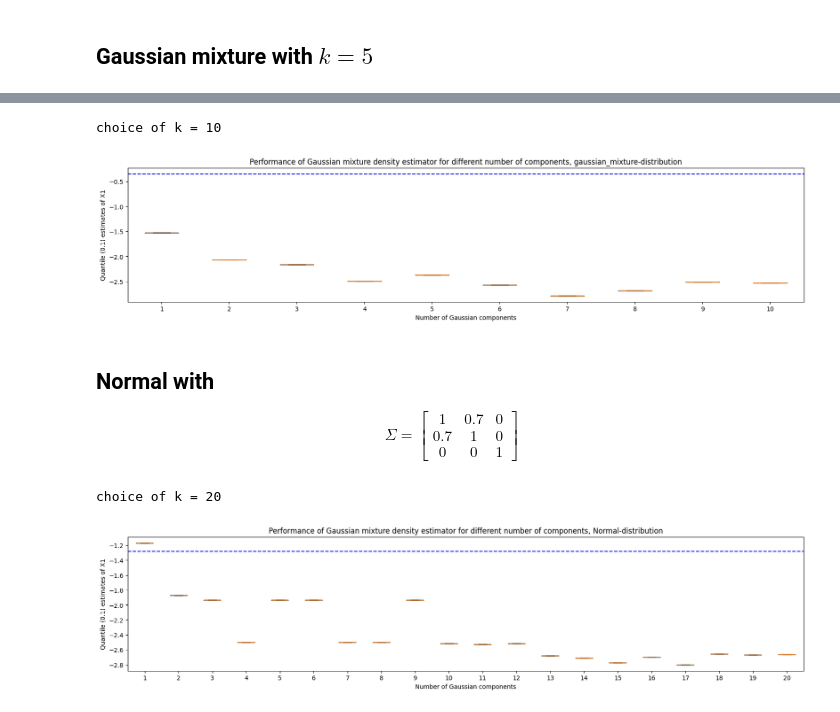
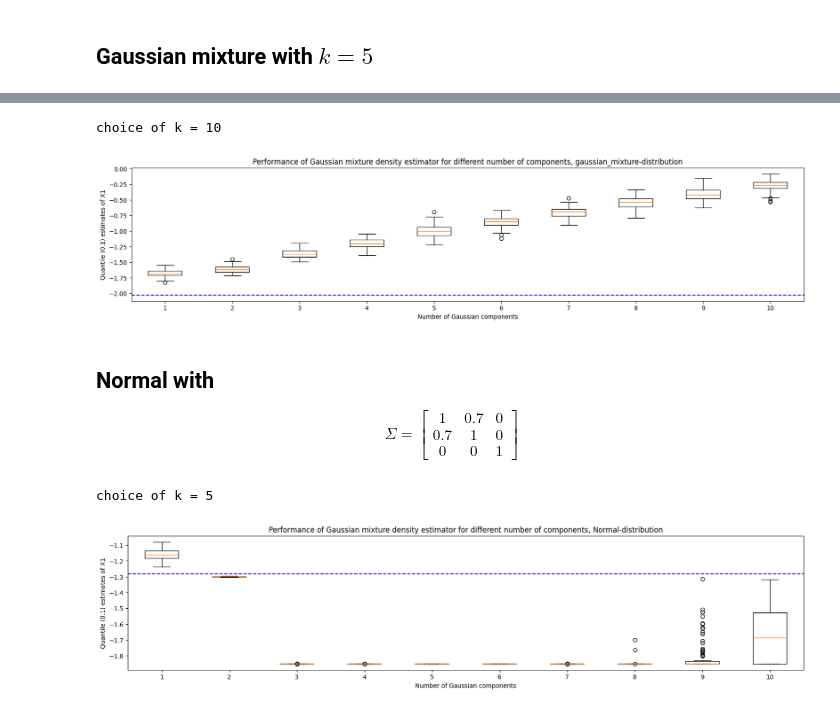
Before and after one commit to huimin-hu-stat/MAR, a Jupyter notebook: simulation.ipynb, the cells around one changed output, grey strips where cells are left out. Saved outputs shown, nothing was run; the diff lists cells and outputs as text; code cells hidden in the pictures.

```diff
--- a/simulation.ipynb
+++ b/simulation.ipynb
@@ -55,29 +55,29 @@ tensor(-0.3469)
 # %%
 # GMM settings
-cov_type = 'uni_diag' # diag, id, uni_diag, uni_id
+cov_type = 'id' # diag, id, uni_diag, uni_id
 n_k = 10
 start = 0
 step = 1
 n_mc = 100
 n_samples = 2000
 
 gmm = GMM(X, M, cov_type)
 mu, sigma, pi, kk, q_x1, corr, loglik, aic, bic = gmm.iterEM(n_k, start, step, n_mc, n_samples, criterion='aic')
 
 #Plot
 positions = np.array(kk)
 plt.figure(figsize=(20, 4))
 plt.boxplot(q_x1.T, positions=positions)
 
 plt.axhline(y=q, color='blue', linestyle='--')
 plt.xlabel("Number of Gaussian components")
 plt.ylabel("Quantile (0.1) estimates of X1")
 plt.xticks(positions, positions.astype(int))
 plt.title(f'Performance of Gaussian mixture density estimator for different number of components, {dist}-distribution')
 plt.show()
 # %% [output]
 choice of k = 10
-[figure, old version]
+[figure, new version]
 # %% [markdown]
 ## Normal with
 $$\Sigma = \begin{bmatrix} 1 & 0.7 & 0 \\ 0.7 & 1 & 0 \\ 0 & 0 & 1 \end{bmatrix}$$
@@ -100,14 +100,14 @@ X, M = dg.generate(N, d)
 # %%
 # GMM settings
 cov_type = 'id' # diag, id, uni_diag, uni_id
-n_k = 20
+n_k = 10
 start = 0
 step = 1
 n_mc = 100
 n_samples = 2000
 
 gmm = GMM(X, M, cov_type)
-mu, sigma, pi, kk, q_x1, corr, loglik, aic, bic = gmm.iterEM(n_k, start, step, n_mc, n_samples, criterion='aic')
+mu, sigma, pi, kk, q_x1, corr, loglik, aic, bic = gmm.iterEM(n_k, start, step, n_mc, n_samples, criterion='bic')
 
 #Plot
 positions = np.array(kk)
@@ -121,8 +121,8 @@ plt.xticks(positions, positions.astype(int))
 plt.title(f'Performance of Gaussian mixture density estimator for different number of components, {dist}-distribution')
 plt.show()
 # %% [output]
-choice of k = 20
+choice of k = 5
-[figure, old version]
+[figure, new version]
 # %%
 fig, axs = plt.subplots(1, 3, figsize=(12, 4))
 
```
Also changed, not shown: parts of 3 cells of this notebook, 1 other file.
